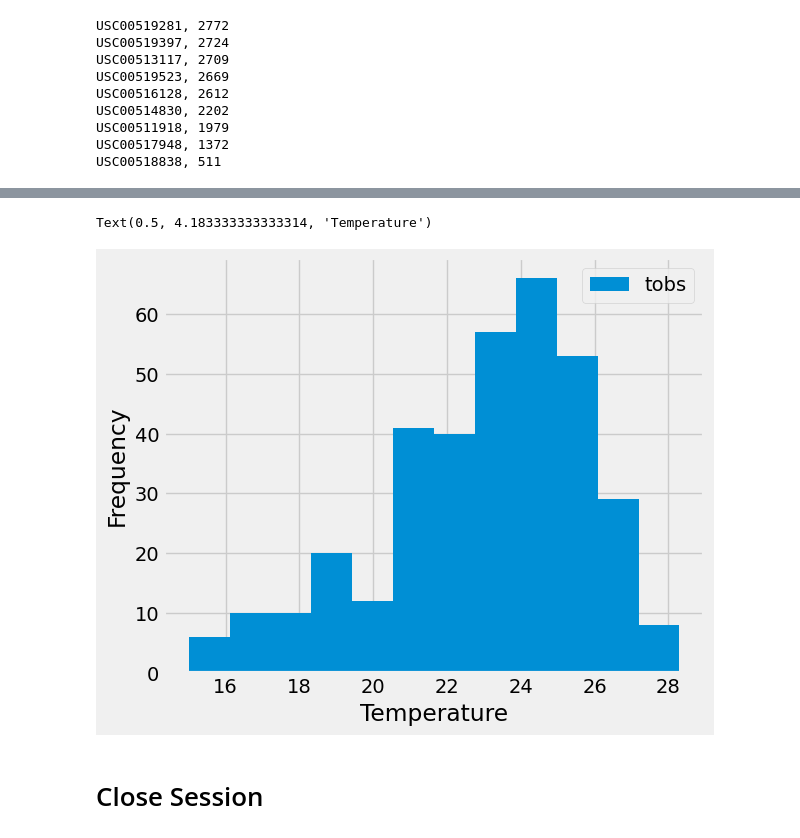
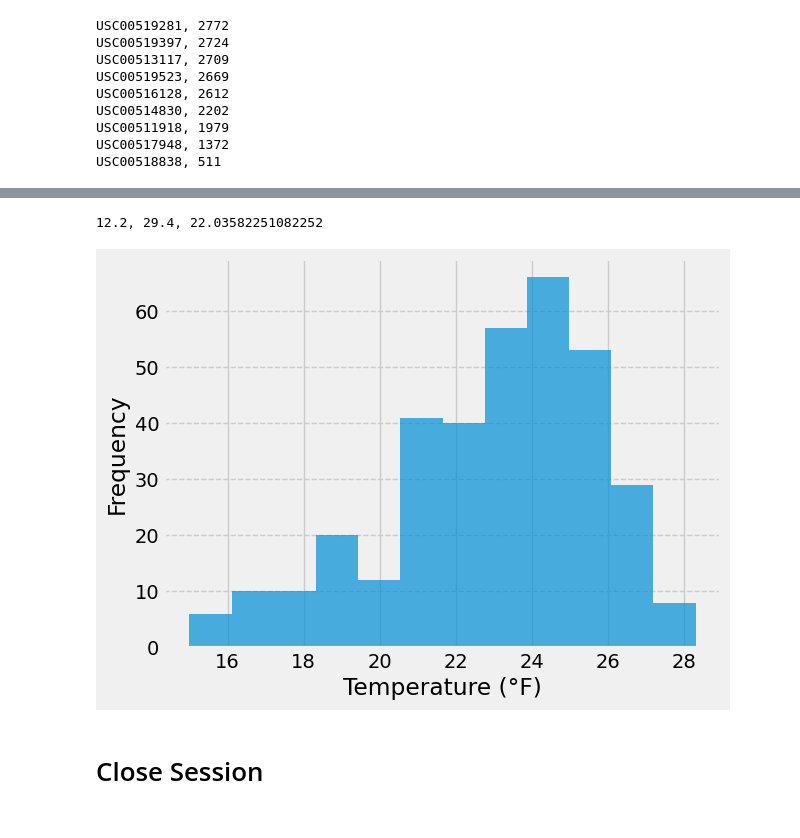
Before and after one commit to AlexFeeney/AdelUni_Challenge10_Flask-Alchemy, a Jupyter notebook: climate_starter.ipynb, the cells around one changed output, grey strips where cells are left out. Cells and saved outputs as stored; diff of their text form; code cells hidden in the pictures.

```diff
--- a/climate_starter.ipynb
+++ b/climate_starter.ipynb
@@ -126,9 +122,37 @@ USC00518838, 511
+# %%
+# Using the most active station id from the previous query, calculate the lowest, highest, and average temperature.
+# Extract the most active station ID from the previous query
+most_active_station_id = active_stations[0][0]
+
+# Query to calculate the lowest, highest, and average temperature for the most active station
+temperature_stats = session.query(func.min(Measurement.tobs),
+                                  func.max(Measurement.tobs),
+                                  func.avg(Measurement.tobs))\
+                           .filter(Measurement.station == most_active_station_id)\
+                           .all()
+lowest_temp, highest_temp, avg_temp = temperature_stats[0]
+print(f"{lowest_temp}, {highest_temp}, {avg_temp}")
+# %% [output]
+12.2, 29.4, 22.03582251082252
 # %%
 # Using the most active station id
 # Query the last 12 months of temperature observation data for this station and plot the results as a histogram
+temperature_data = session.query(Measurement.tobs)\
+                          .filter(Measurement.station == most_active_station_id)\
+                          .filter(Measurement.date >= one_year_ago_str)\
+                          .all()
+
+temperatures = [temp[0] for temp in temperature_data]
+
+# Plot the results as a histogram
+plt.figure()
+plt.hist(temperatures, bins=12, alpha=0.7)
+plt.xlabel('Temperature (°F)')
+plt.ylabel('Frequency')
+plt.grid(axis='y', linestyle='--')
+plt.show()
 # %% [output]
-Text(0.5, 4.183333333333314, 'Temperature')
-[figure, old version]
+[figure, new version]
 # %% [markdown]
 # Close Session
 # %%
```
Also changed, not shown: parts of 1 cell of this notebook, 1 other file.
